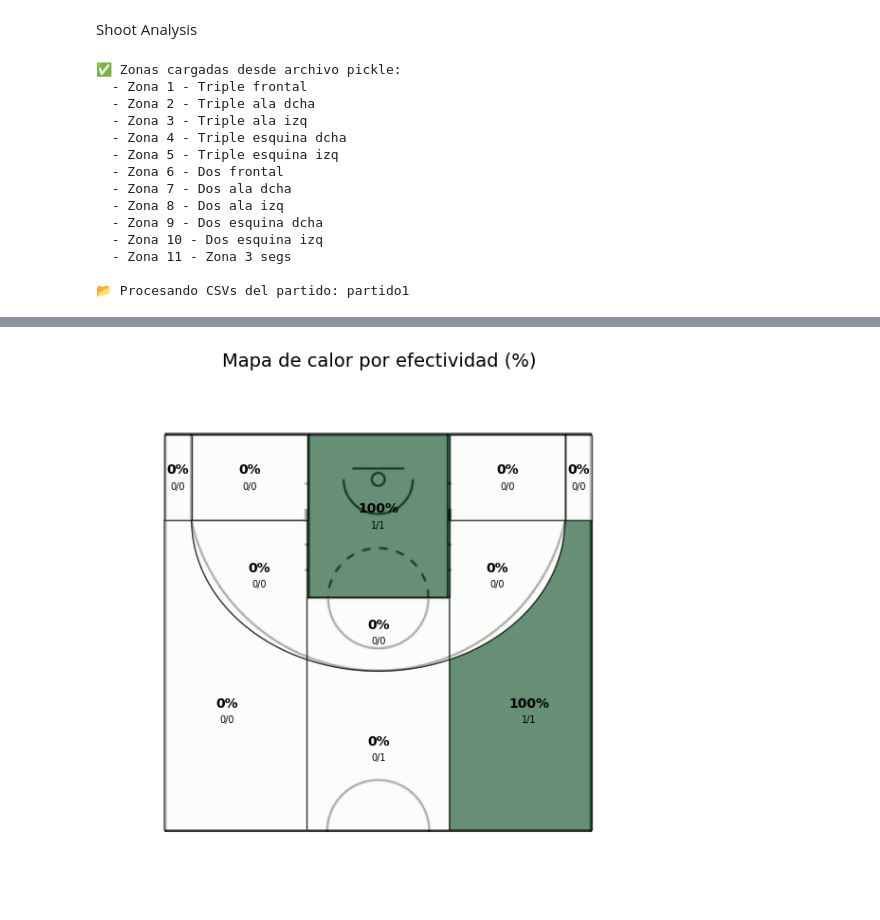
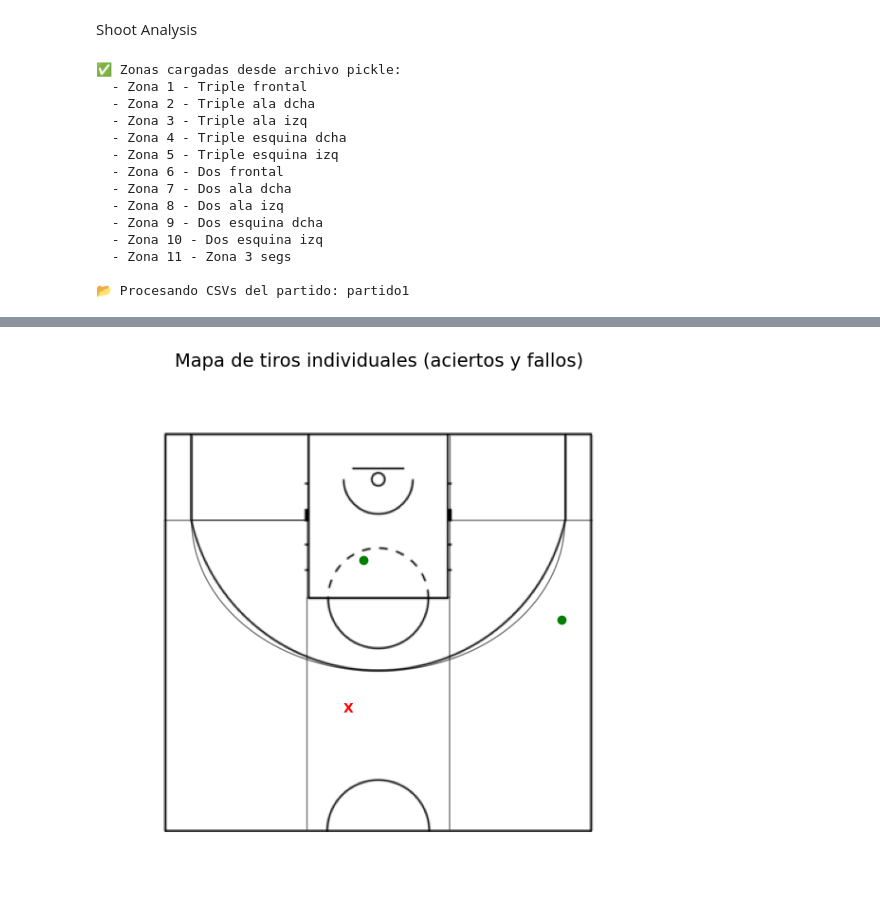
Before and after one commit to jj-quesada/tft-basket, a Jupyter notebook: main.ipynb, the cells around one changed output, grey strips where cells are left out. Cells and saved outputs as stored; diff of their text form; code cells hidden in the pictures.

Commit message:
refactor: some changes for better visualization and clean code

```diff
--- a/main.ipynb
+++ b/main.ipynb
@@ -302,6 +302,8 @@ from shapely.geometry import Point, Polygon, MultiPolygon
 import matplotlib.pyplot as plt
 import matplotlib.patches as patches
 from collections import defaultdict
+import re
+
 
 img_path = "assets/court_diagrams/fiba_white_court_half.png"
 court_img = cv2.imread(img_path)
@@ -403,6 +405,10 @@ if 'partido_output_path' in locals():
 # TABLA DE EFECTIVIDAD
 # -------------------------------
 
+def numero_zona(zona):
+    match = re.search(r'Zona (\d+)', zona)
+    return int(match.group(1)) if match else float('inf')
+
 conteo = defaultdict(lambda: {'aciertos': 0, 'intentos': 0})
 
 for zona, acierto, _, _ in zonas_detectadas_global:
@@ -429,13 +435,44 @@ for nombre in zonas_estudio.keys():
             'Efectividad (%)': 0.0
         }])], ignore_index=True)
 
-df_stats = df_stats.sort_values(by='Zona').reset_index(drop=True)
+df_stats = df_stats.sort_values(by='Zona', key=lambda x: x.map(numero_zona)).reset_index(drop=True)
 
 # Mostrar tabla
 display(df_stats)
 df_stats.to_csv(stats_csv_path, index=False)
 print(f"📄 Archivo CSV guardado en: {stats_csv_path}")
 
+# -------------------------------
+# DIAGRAMA DE TIROS INDIVIDUALES
+# -------------------------------
+plt.figure(figsize=(10, 6))
+ax = plt.gca()
+ax.imshow(court_img)
+
+for nombre, zona in zonas_estudio.items():
+    if isinstance(zona, Polygon):
+        coords = np.array(zona.exterior.coords)
+        patch = patches.Polygon(coords, facecolor='none', edgecolor='black', alpha=0.3)
+        ax.add_patch(patch)
+    elif isinstance(zona, MultiPolygon):
+        largest_poly = max(zona.geoms, key=lambda g: g.area)
+        coords = np.array(largest_poly.exterior.coords)
+        patch = patches.Polygon(coords, facecolor='none', edgecolor='black', alpha=0.3)
+        ax.add_patch(patch)
+
+for _, acierto, x, y in zonas_detectadas_global:
+    if acierto:
+        ax.plot(x, y, 'o', color='green', markersize=6)
+    else:
+        ax.text(x, y, 'X', color='red', fontsize=10,
+                ha='center', va='center', weight='bold')
+
+plt.title("Mapa de tiros individuales (aciertos y fallos)", fontsize=14)
+plt.axis('off')
+plt.tight_layout()
+
+plt.savefig(shot_chart_img_path, dpi=300)
+print(f"🖼️ Mapa de tiros individuales guardado en: {shot_chart_img_path}")
 
 # -------------------------------
 # HEATMAP DE EFECTIVIDAD
@@ -469,10 +506,14 @@ for nombre, zona in zonas_estudio.items():
         centroid = largest_poly.centroid
         cx, cy = centroid.x, centroid.y
 
-    ax.text(cx, cy - 6, f'{efectividad:.0f}%', color='black',
-            fontsize=10, ha='center', va='center', weight='bold')
-    ax.text(cx, cy + 8, f'{aciertos}/{intentos}', color='black',
-            fontsize=7, ha='center', va='center')
+    if intentos > 0:
+        # Añadir texto con porcentaje y fracción
+        ax.text(cx, cy - 6, f'{efectividad:.0f}%', color='black',
+                fontsize=10, ha='center', va='center', weight='bold')
+        ax.text(cx, cy + 8, f'{aciertos}/{intentos}', color='black',
+                fontsize=7, ha='center', va='center')
+    else:
+        ax.text(cx, cy, '-', color='gray', fontsize=10, ha='center', va='center', style='italic')
 
 plt.title('Mapa de calor por efectividad (%)', fontsize=14)
 plt.axis('off')
@@ -480,38 +521,6 @@ plt.tight_layout()
 
 plt.savefig(heatmap_img_path, dpi=300)
 print(f"🖼️ Heatmap guardado en: {heatmap_img_path}")
-
-# -------------------------------
-# DIAGRAMA DE TIROS INDIVIDUALES
-# -------------------------------
-plt.figure(figsize=(10, 6))
-ax = plt.gca()
-ax.imshow(court_img)
-
-for nombre, zona in zonas_estudio.items():
-    if isinstance(zona, Polygon):
-        coords = np.array(zona.exterior.coords)
-        patch = patches.Polygon(coords, facecolor='none', edgecolor='black', alpha=0.3)
-        ax.add_patch(patch)
-    elif isinstance(zona, MultiPolygon):
-        largest_poly = max(zona.geoms, key=lambda g: g.area)
-        coords = np.array(largest_poly.exterior.coords)
-        patch = patches.Polygon(coords, facecolor='none', edgecolor='black', alpha=0.3)
-        ax.add_patch(patch)
-
-for _, acierto, x, y in zonas_detectadas_global:
-    if acierto:
-        ax.plot(x, y, 'o', color='green', markersize=6)
-    else:
-        ax.text(x, y, 'X', color='red', fontsize=10,
-                ha='center', va='center', weight='bold')
-
-plt.title("Mapa de tiros individuales (aciertos y fallos)", fontsize=14)
-plt.axis('off')
-plt.tight_layout()
-
-plt.savefig(shot_chart_img_path, dpi=300)
-print(f"🖼️ Mapa de tiros individuales guardado en: {shot_chart_img_path}")
 # %% [output]
 ✅ Zonas cargadas desde archivo pickle:
   - Zona 1 - Triple frontal
@@ -545 +554 @@ print(f"🖼️ Mapa de tiros individuales guardado en: {shot_chart_img_path}")
-[figure, old version]
+[figure, new version]
```
Also changed, not shown: parts of 1 cell of this notebook, 2 other files.
